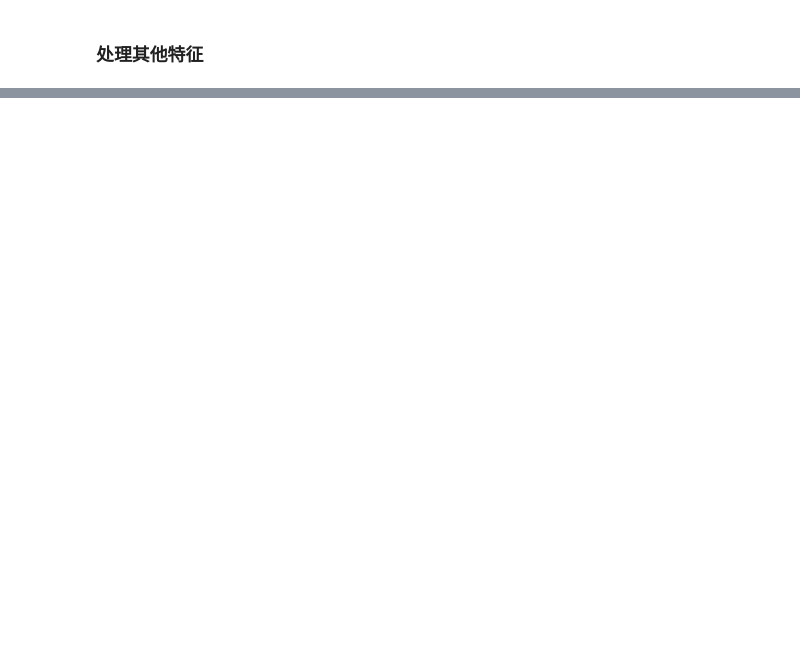
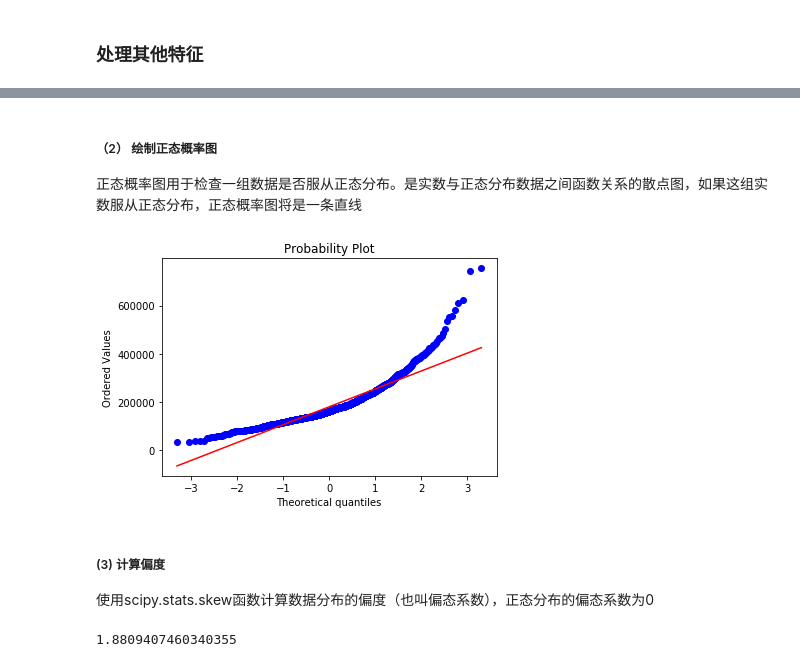
Before and after one commit to Arctanxy/learning_notes, a Jupyter notebook: project/kaggle/houseprice/HousePrice.ipynb, the cells around one changed output, grey strips where cells are left out. Drawn from its saved outputs; the diff is of its cells as text; code cells hidden in the pictures; blank space fills up the shorter version.

```diff
--- a/project/kaggle/houseprice/HousePrice.ipynb
+++ b/project/kaggle/houseprice/HousePrice.ipynb
@@ -197,0 +238,19 @@ Name: ReferencePrice, dtype: int64
+# %% [markdown]
+##### （2） 绘制正态概率图
+
+正态概率图用于检查一组数据是否服从正态分布。是实数与正态分布数据之间函数关系的散点图，如果这组实数服从正态分布，正态概率图将是一条直线
+# %%
+from scipy import stats
+res = stats.probplot(train_data['SalePrice'],plot = plt)
+# %% [output]
+[figure, added]
+# %% [markdown]
+##### (3) 计算偏度
+
+使用scipy.stats.skew函数计算数据分布的偏度（也叫偏态系数），正态分布的偏态系数为0
+# %%
+from scipy.stats import skew
+ske = skew(train_data['SalePrice'])
+ske
+# %% [output]
+1.8809407460340355
```
Also changed, not shown: parts of 14 cells of this notebook, 1 other file.
